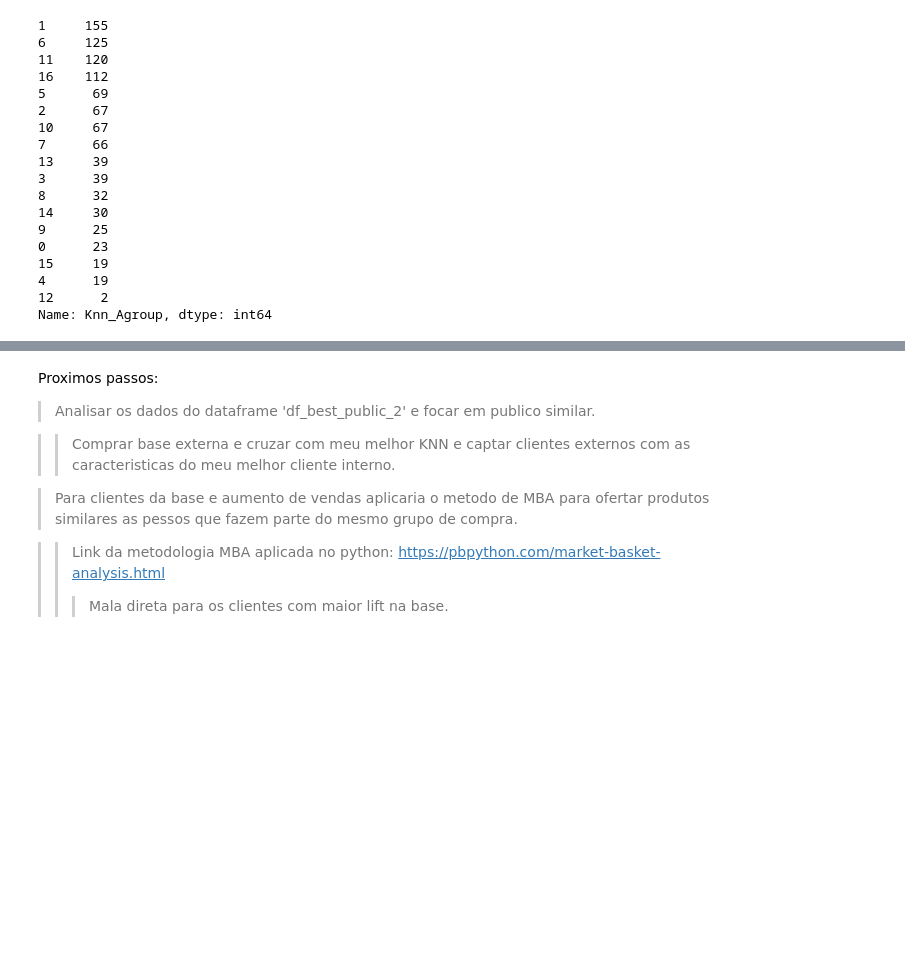
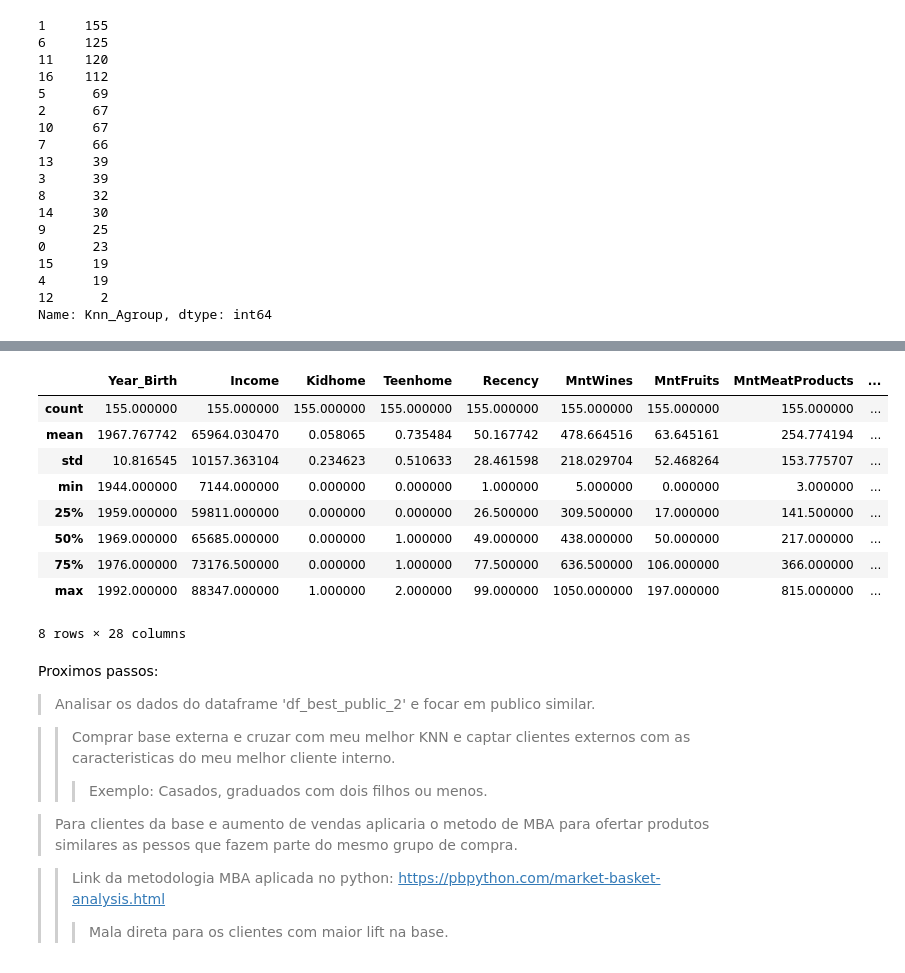
Before and after one commit to andrevandor/entrevista_dh, a Jupyter notebook: entrevista_dh.ipynb, the cells around one changed output, grey strips where cells are left out. Cells and saved outputs as stored; diff of their text form; code cells hidden in the pictures; blank space fills up the shorter version.

```diff
--- a/entrevista_dh.ipynb
+++ b/entrevista_dh.ipynb
@@ -393,9 +392,23 @@ df_best_public_2.groupby(df_best_public_2.Knn_Agroup).all()
+# %%
+df_best_public_2[df_best_public_2.Knn_Agroup == 1].describe()
+# %% [output]
+|  | Year_Birth | Income | Kidhome | Teenhome | Recency | MntWines | MntFruits | MntMeatProducts | ... |
+| count | 155.000000 | 155.000000 | 155.000000 | 155.000000 | 155.000000 | 155.000000 | 155.000000 | 155.000000 | ... |
+| mean | 1967.767742 | 65964.030470 | 0.058065 | 0.735484 | 50.167742 | 478.664516 | 63.645161 | 254.774194 | ... |
+| std | 10.816545 | 10157.363104 | 0.234623 | 0.510633 | 28.461598 | 218.029704 | 52.468264 | 153.775707 | ... |
+| min | 1944.000000 | 7144.000000 | 0.000000 | 0.000000 | 1.000000 | 5.000000 | 0.000000 | 3.000000 | ... |
+| 25% | 1959.000000 | 59811.000000 | 0.000000 | 0.000000 | 26.500000 | 309.500000 | 17.000000 | 141.500000 | ... |
+| 50% | 1969.000000 | 65685.000000 | 0.000000 | 1.000000 | 49.000000 | 438.000000 | 50.000000 | 217.000000 | ... |
+| 75% | 1976.000000 | 73176.500000 | 0.000000 | 1.000000 | 77.500000 | 636.500000 | 106.000000 | 366.000000 | ... |
+| max | 1992.000000 | 88347.000000 | 1.000000 | 2.000000 | 99.000000 | 1050.000000 | 197.000000 | 815.000000 | ... |
+8 rows × 28 columns
 # %% [markdown]
 Proximos passos:
 
 > Analisar os dados do dataframe 'df_best_public_2' e focar em publico similar.
 
 >> Comprar base externa e cruzar com meu melhor KNN e captar clientes externos com as caracteristicas do meu melhor cliente interno.
+>>> Exemplo: Casados, graduados com dois filhos ou menos.
 
 > Para clientes da base e aumento de vendas aplicaria o metodo de MBA para ofertar produtos similares as pessos que fazem parte do mesmo grupo de compra.
 
```
Also changed, not shown: parts of 2 cells of this notebook.
